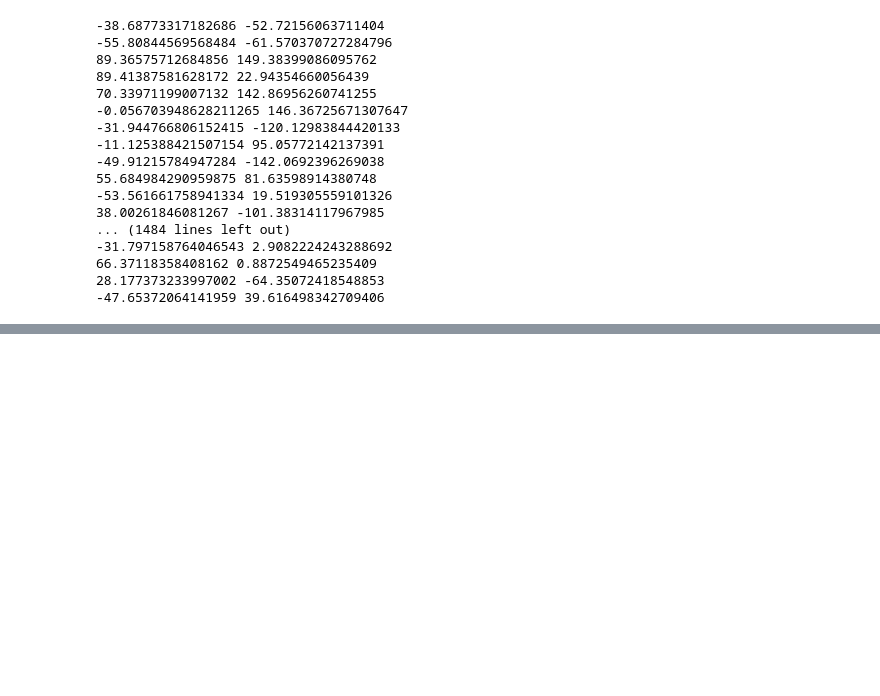
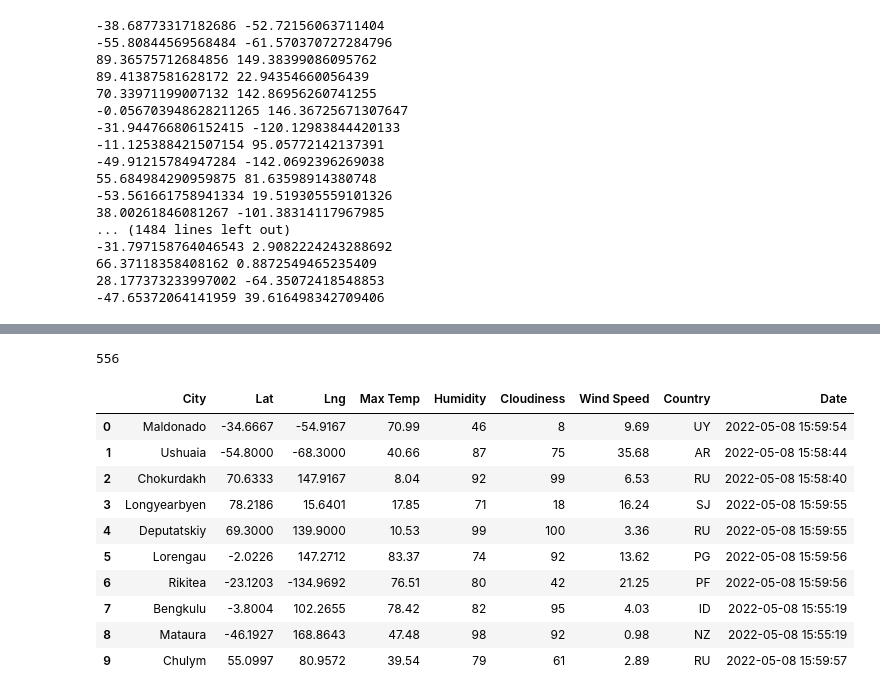
Before and after one commit to MarcoFernandez14/World_Weather_Analysis, a Jupyter notebook: WeatherPy.ipynb, the cells around one changed output, grey strips where cells are left out. Cells and saved outputs as stored; diff of their text form; code cells hidden in the pictures; blank space fills up the shorter version.

```diff
--- a/WeatherPy.ipynb
+++ b/WeatherPy.ipynb
@@ -54,0 +172,21 @@ len(cities)
+# %%
+# Print the city_data count to confirm sufficient count.
+len(city_data)
+# %% [output]
+556
+# %%
+# Convert the array of dictionaries to a Pandas DataFrame.
+city_data_df = pd.DataFrame(city_data)
+city_data_df.head(10)
+# %% [output]
+|  | City | Lat | Lng | Max Temp | Humidity | Cloudiness | Wind Speed | Country | Date |
+| 0 | Maldonado | -34.6667 | -54.9167 | 70.99 | 46 | 8 | 9.69 | UY | 2022-05-08 15:59:54 |
+| 1 | Ushuaia | -54.8000 | -68.3000 | 40.66 | 87 | 75 | 35.68 | AR | 2022-05-08 15:58:44 |
+| 2 | Chokurdakh | 70.6333 | 147.9167 | 8.04 | 92 | 99 | 6.53 | RU | 2022-05-08 15:58:40 |
+| 3 | Longyearbyen | 78.2186 | 15.6401 | 17.85 | 71 | 18 | 16.24 | SJ | 2022-05-08 15:59:55 |
+| 4 | Deputatskiy | 69.3000 | 139.9000 | 10.53 | 99 | 100 | 3.36 | RU | 2022-05-08 15:59:55 |
+| 5 | Lorengau | -2.0226 | 147.2712 | 83.37 | 74 | 92 | 13.62 | PG | 2022-05-08 15:59:56 |
+| 6 | Rikitea | -23.1203 | -134.9692 | 76.51 | 80 | 42 | 21.25 | PF | 2022-05-08 15:59:56 |
+| 7 | Bengkulu | -3.8004 | 102.2655 | 78.42 | 82 | 95 | 4.03 | ID | 2022-05-08 15:55:19 |
+| 8 | Mataura | -46.1927 | 168.8643 | 47.48 | 98 | 92 | 0.98 | NZ | 2022-05-08 15:55:19 |
+| 9 | Chulym | 55.0997 | 80.9572 | 39.54 | 79 | 61 | 2.89 | RU | 2022-05-08 15:59:57 |
```
Also changed, not shown: parts of 9 cells of this notebook, 1 other file.
